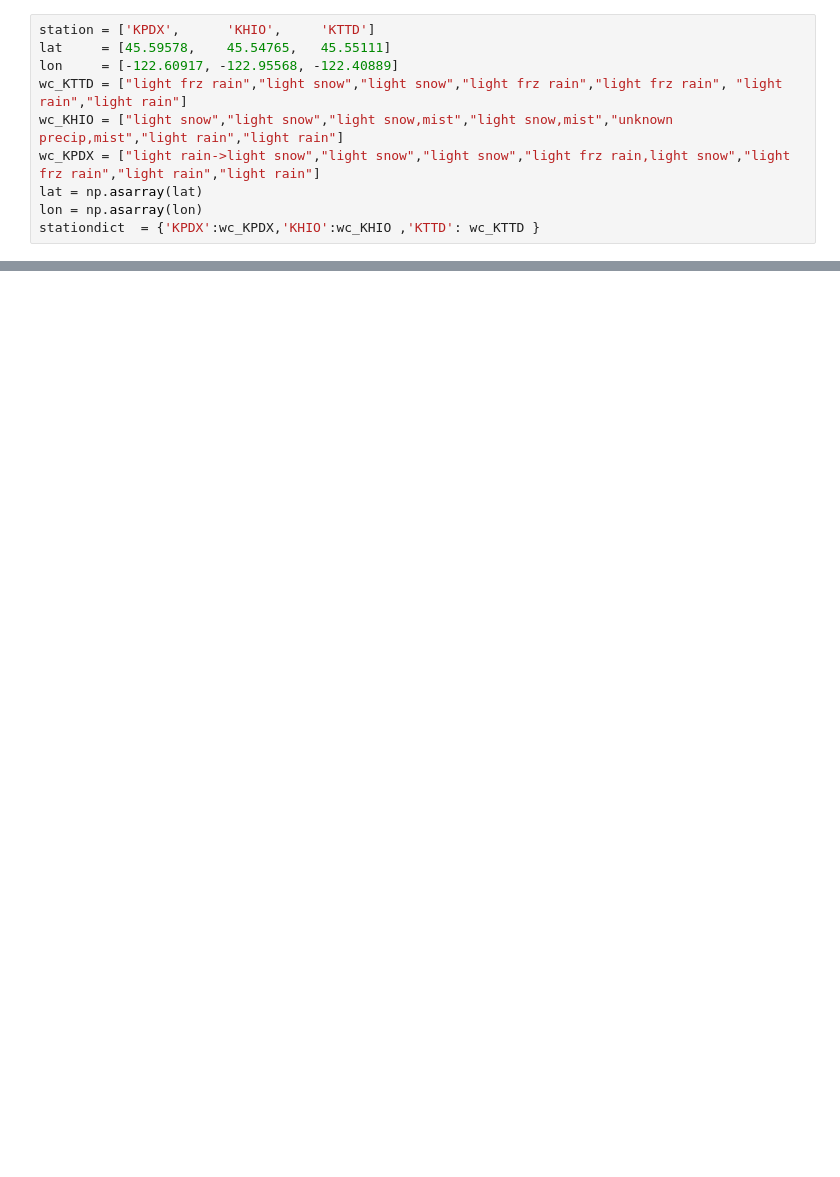
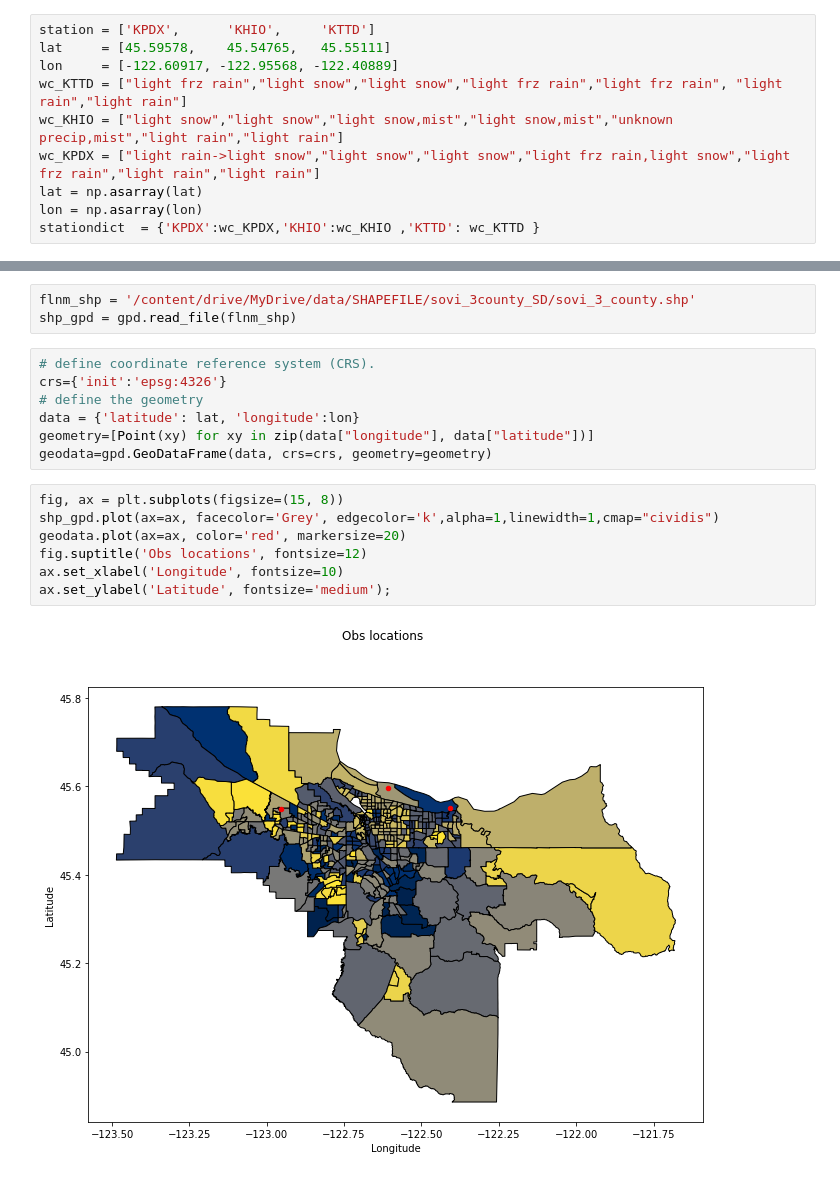
Before and after one commit to ming80302/Innovator, a Jupyter notebook: case_veri_innovator.ipynb, the cells around one changed output, grey strips where cells are left out. Drawn from its saved outputs; the diff is of its cells as text; blank space fills up the shorter version.

```diff
--- a/case_veri_innovator.ipynb
+++ b/case_veri_innovator.ipynb
@@ -55,0 +62,19 @@ df
+# %%
+flnm_shp = '/content/drive/MyDrive/data/SHAPEFILE/sovi_3county_SD/sovi_3_county.shp'
+shp_gpd = gpd.read_file(flnm_shp)
+# %%
+# define coordinate reference system (CRS).
+crs={'init':'epsg:4326'}
+# define the geometry
+data = {'latitude': lat, 'longitude':lon}
+geometry=[Point(xy) for xy in zip(data["longitude"], data["latitude"])]
+geodata=gpd.GeoDataFrame(data, crs=crs, geometry=geometry)
+# %%
+fig, ax = plt.subplots(figsize=(15, 8))
+shp_gpd.plot(ax=ax, facecolor='Grey', edgecolor='k',alpha=1,linewidth=1,cmap="cividis")
+geodata.plot(ax=ax, color='red', markersize=20)
+fig.suptitle('Obs locations', fontsize=12)
+ax.set_xlabel('Longitude', fontsize=10)
+ax.set_ylabel('Latitude', fontsize='medium');
+# %% [output]
+[figure, added]
```
Also changed, not shown: parts of 4 cells of this notebook.
